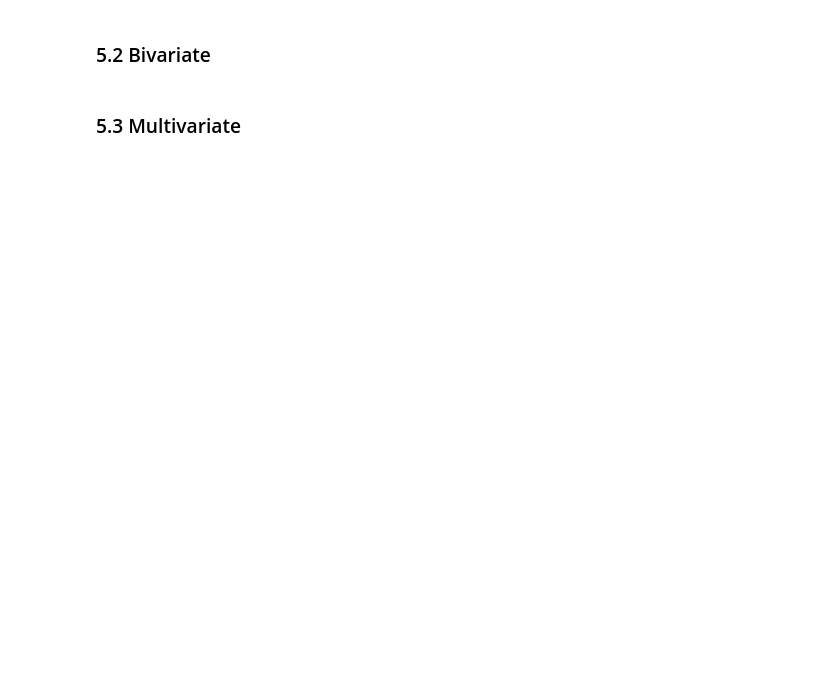
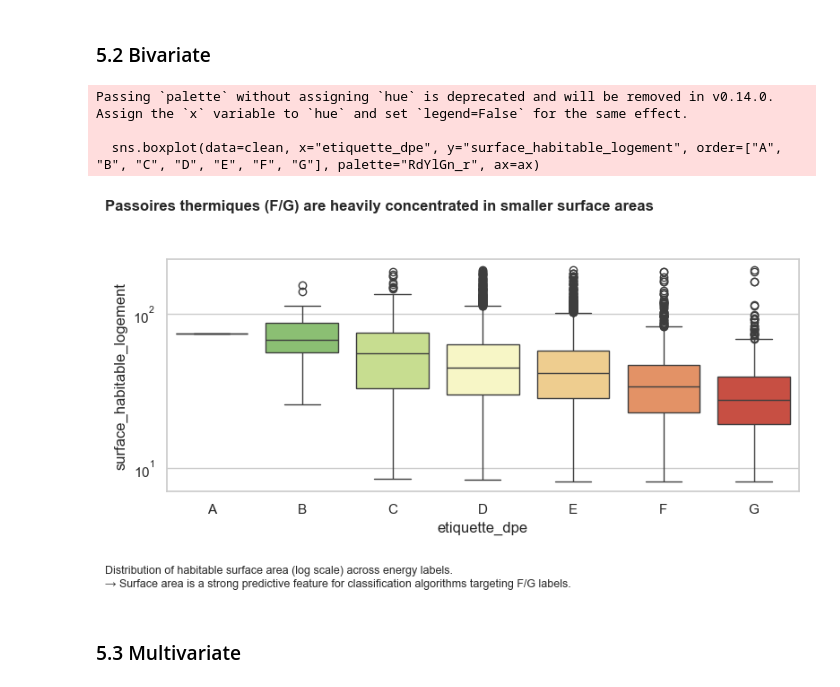
Before and after one commit to Seantuy/EDA-FINAL-PROJECT-, a Jupyter notebook: EDA Data Col/FINAL PROJECT/project_06_dpe_logements.ipynb, the cells around one changed output. Cells and saved outputs as stored; diff of their text form; code cells hidden in the pictures; blank space fills up the shorter version.

```diff
--- a/EDA Data Col/FINAL PROJECT/project_06_dpe_logements.ipynb
+++ b/EDA Data Col/FINAL PROJECT/project_06_dpe_logements.ipynb
@@ -281,10 +353,19 @@ clean = df.copy()      # TODO: this should be your cleaned data after Section 4
 # %% [markdown]
 ### 5.2 Bivariate
 # %%
-# TODO: one figure showing your key variable against 1–2 explanatory variables
-# fig, ax = plt.subplots(figsize=(8, 4))
-# ...
-# show(fig, "<title that states the finding>", "<what the figure shows>", "<what a modeller should do>", "5_2")
+
+# 5.2 Bivariate
+fig, ax = plt.subplots(figsize=(8, 4))
+sns.boxplot(data=clean, x="etiquette_dpe", y="surface_habitable_logement", order=["A", "B", "C", "D", "E", "F", "G"], palette="RdYlGn_r", ax=ax)
+ax.set_yscale("log")
+show(fig, "Passoires thermiques (F/G) are heavily concentrated in smaller surface areas",
+     "Distribution of habitable surface area (log scale) across energy labels.",
+     "Surface area is a strong predictive feature for classification algorithms targeting F/G labels.", "5_2")
+# %% [output]
+Passing `palette` without assigning `hue` is deprecated and will be removed in v0.14.0. Assign the `x` variable to `hue` and set `legend=False` for the same effect.
+
+  sns.boxplot(data=clean, x="etiquette_dpe", y="surface_habitable_logement", order=["A", "B", "C", "D", "E", "F", "G"], palette="RdYlGn_r", ax=ax)
+[figure, added]
 # %% [markdown]
 ### 5.3 Multivariate
 # %%
```
Also changed, not shown: parts of 11 cells of this notebook.
